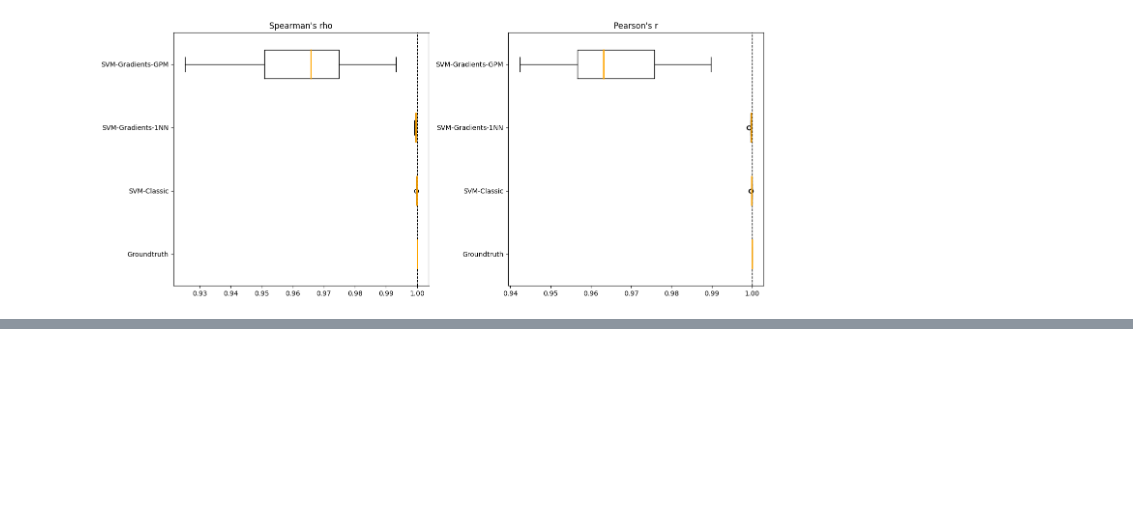
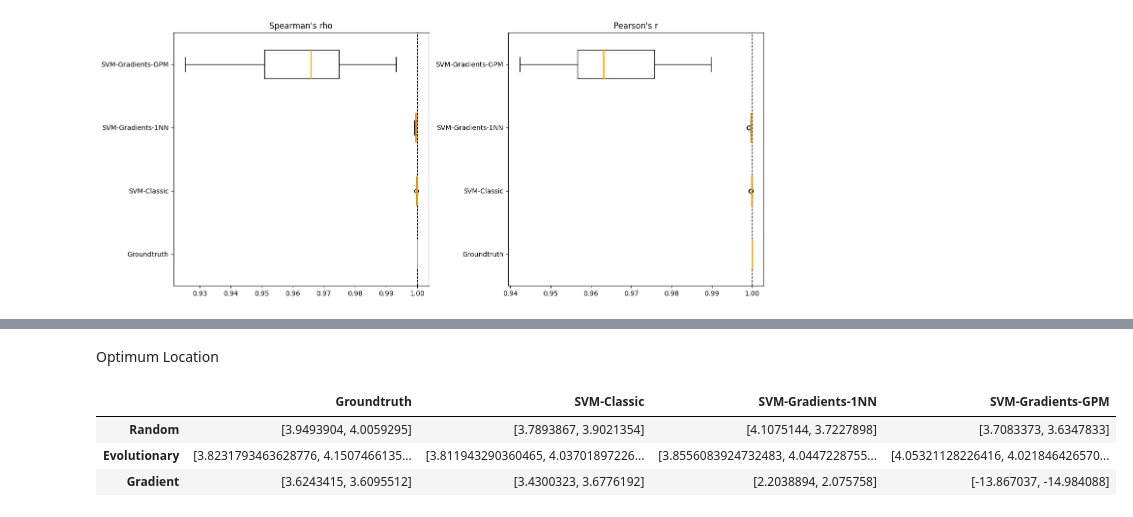
Before and after one commit to mo374z/OptimizationTestfunctionGeneration, a Jupyter notebook: main/f1_simulation.ipynb, the cells around one changed output, grey strips where cells are left out. Cells and saved outputs as stored; diff of their text form; code cells hidden in the pictures; blank space fills up the shorter version.

```diff
--- a/main/f1_simulation.ipynb
+++ b/main/f1_simulation.ipynb
@@ -218,0 +251,9 @@ df_corr
+# %% [markdown]
+Optimum Location
+# %%
+df_optim_loc
+# %% [output]
+|  | Groundtruth | SVM-Classic | SVM-Gradients-1NN | SVM-Gradients-GPM |
+| Random | [3.9493904, 4.0059295] | [3.7893867, 3.9021354] | [4.1075144, 3.7227898] | [3.7083373, 3.6347833] |
+| Evolutionary | [3.8231793463628776, 4.1507466135... | [3.811943290360465, 4.03701897226... | [3.8556083924732483, 4.0447228755... | [4.05321128226416, 4.021846426570... |
+| Gradient | [3.6243415, 3.6095512] | [3.4300323, 3.6776192] | [2.2038894, 2.075758] | [-13.867037, -14.984088] |
```
Also changed, not shown: parts of 17 cells of this notebook.
